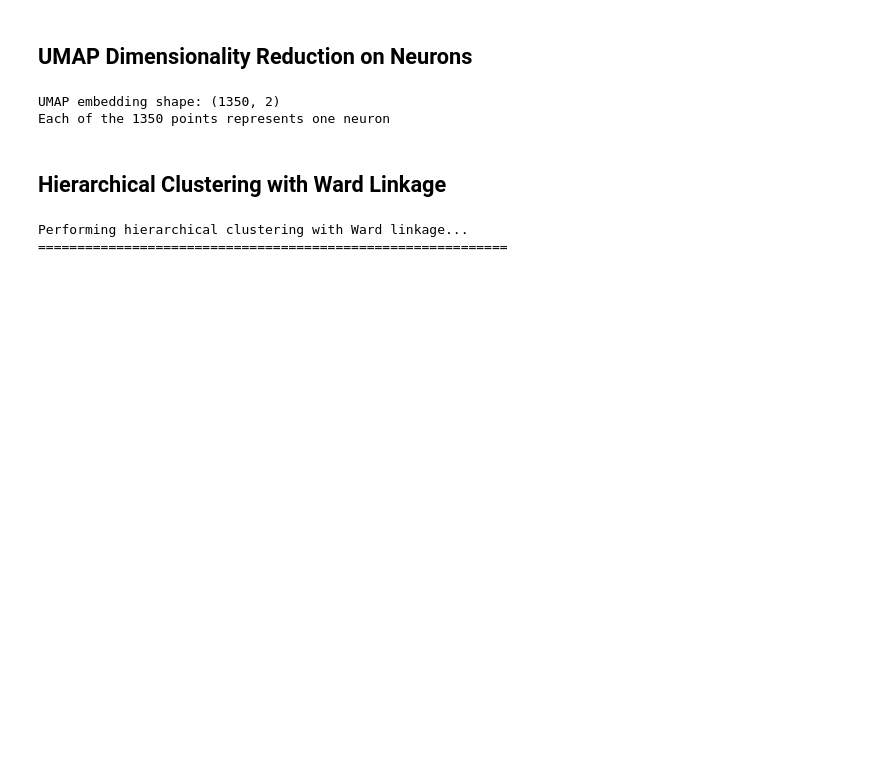
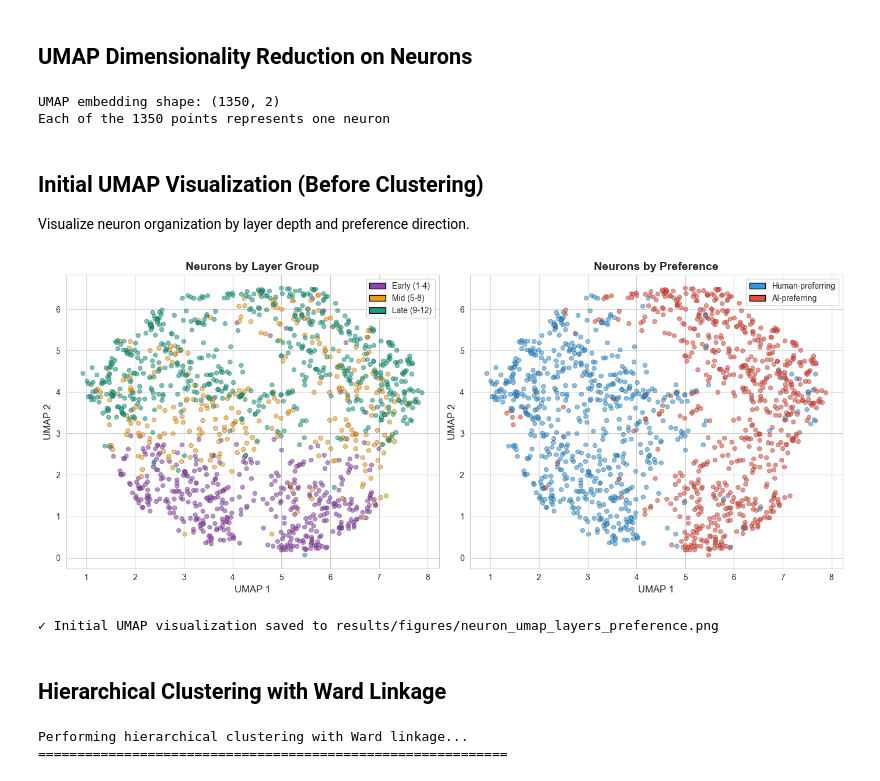
Before and after one commit to Gradient-PG/Human-vs-AI-text-Text-Classification-Analysis-, a Jupyter notebook: notebooks/neuron_clustering.ipynb, the cells around one changed output. Saved outputs shown, nothing was run; the diff lists cells and outputs as text; code cells hidden in the pictures; blank space fills up the shorter version.

Commit message:
fix: Split clusters analysis into separate figures

```diff
--- a/notebooks/neuron_clustering.ipynb
+++ b/notebooks/neuron_clustering.ipynb
@@ -99,6 +99,82 @@ print(f"Each of the {embedding.shape[0]} points represents one neuron")
 # %% [output]
 UMAP embedding shape: (1350, 2)
 Each of the 1350 points represents one neuron
+# %% [markdown]
+## Initial UMAP Visualization (Before Clustering)
+
+Visualize neuron organization by layer depth and preference direction.
+# %%
+# Create layer groups for visualization
+def layer_to_group(layer):
+    if layer <= 4:
+        return 0  # Early layers (1-4)
+    elif layer <= 8:
+        return 1  # Mid layers (5-8)
+    else:
+        return 2  # Late layers (9-12)
+
+neuron_df['layer_group'] = neuron_df['layer'].apply(layer_to_group)
+
+# Create 2-panel figure: Layer groups and Preference
+from matplotlib.patches import Patch
+
+fig, axes = plt.subplots(1, 2, figsize=(14, 6))
+
+# Panel 1: Color by layer groups (Early, Mid, Late)
+layer_colors_map = {0: '#8e44ad', 1: '#f39c12', 2: '#16a085'}  # Purple, Orange, Teal
+layer_group_colors = [layer_colors_map[g] for g in neuron_df['layer_group']]
+
+axes[0].scatter(
+    embedding[:, 0],
+    embedding[:, 1],
+    c=layer_group_colors,
+    alpha=0.6,
+    s=30,
+    edgecolors='black',
+    linewidths=0.3
+)
+axes[0].set_title('Neurons by Layer Group', fontsize=14, fontweight='bold')
+axes[0].set_xlabel('UMAP 1', fontsize=12)
+axes[0].set_ylabel('UMAP 2', fontsize=12)
+
+layer_legend = [
+    Patch(facecolor='#8e44ad', edgecolor='black', label='Early (1-4)'),
+    Patch(facecolor='#f39c12', edgecolor='black', label='Mid (5-8)'),
+    Patch(facecolor='#16a085', edgecolor='black', label='Late (9-12)')
+]
+axes[0].legend(handles=layer_legend, loc='best', framealpha=0.9)
+
+# Panel 2: Color by direction (AI vs Human preference)
+direction_colors_map = {'Human-preferring': '#3498db', 'AI-preferring': '#e74c3c'}  # Blue, Red
+direction_colors = [direction_colors_map[d] for d in neuron_df['direction']]
+
+axes[1].scatter(
+    embedding[:, 0],
+    embedding[:, 1],
+    c=direction_colors,
+    alpha=0.6,
+    s=30,
+    edgecolors='black',
+    linewidths=0.3
+)
+axes[1].set_title('Neurons by Preference', fontsize=14, fontweight='bold')
+axes[1].set_xlabel('UMAP 1', fontsize=12)
+axes[1].set_ylabel('UMAP 2', fontsize=12)
+
+pref_legend = [
+    Patch(facecolor='#3498db', edgecolor='black', label='Human-preferring'),
+    Patch(facecolor='#e74c3c', edgecolor='black', label='AI-preferring')
+]
+axes[1].legend(handles=pref_legend, loc='best', framealpha=0.9)
+
+plt.tight_layout()
+plt.savefig('../results/figures/neuron_umap_layers_preference.png', dpi=300, bbox_inches='tight')
+plt.show()
+
+print("✓ Initial UMAP visualization saved to results/figures/neuron_umap_layers_preference.png")
+# %% [output]
+[figure, added]
+✓ Initial UMAP visualization saved to results/figures/neuron_umap_layers_preference.png
 # %% [markdown]
 ## Hierarchical Clustering with Ward Linkage
 # %%
```
Also changed, not shown: parts of 4 cells of this notebook.
